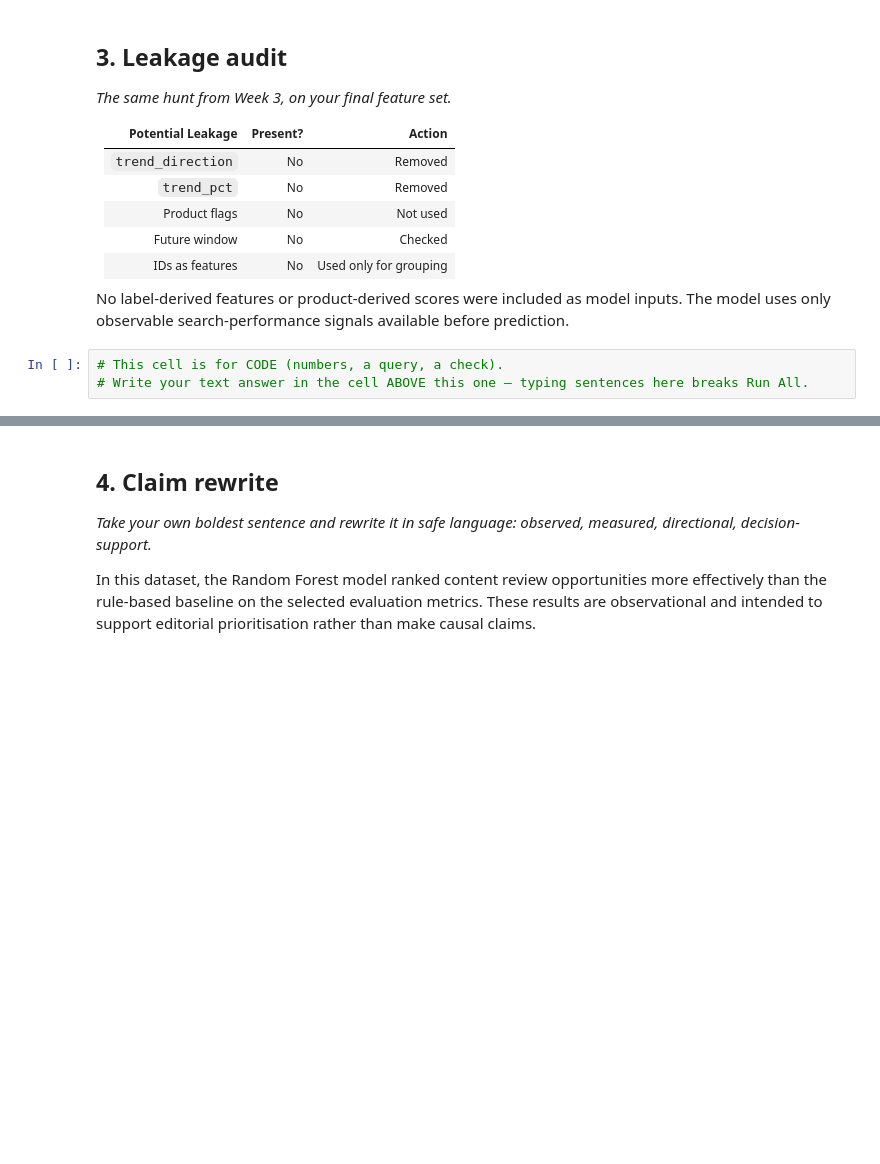
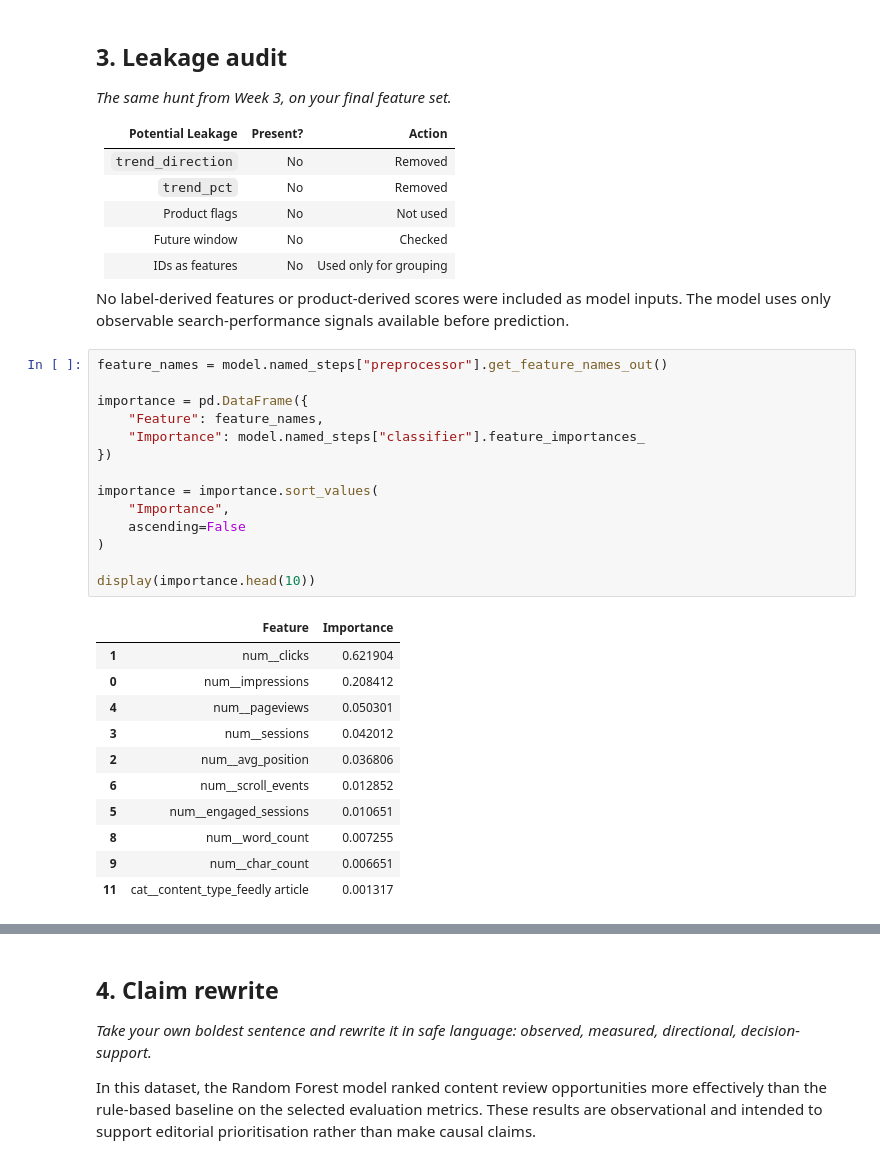
Before and after one commit to Ujjwalupreti/flyrank-internship-capstone, a Jupyter notebook: work/notebooks/w06_validation_audit.ipynb, the cells around one changed output, grey strips where cells are left out. Saved outputs shown, nothing was run; the diff lists cells and outputs as text; blank space fills up the shorter version.

```diff
--- a/work/notebooks/w06_validation_audit.ipynb
+++ b/work/notebooks/w06_validation_audit.ipynb
@@ -218,5 +233,28 @@ The grouped split achieved similar performance to the random split, indicating t
 
 No label-derived features or product-derived scores were included as model inputs. The model uses only observable search-performance signals available before prediction.
 # %%
-# This cell is for CODE (numbers, a query, a check).
-# Write your text answer in the cell ABOVE this one — typing sentences here breaks Run All.
+feature_names = model.named_steps["preprocessor"].get_feature_names_out()
+
+importance = pd.DataFrame({
+    "Feature": feature_names,
+    "Importance": model.named_steps["classifier"].feature_importances_
+})
+
+importance = importance.sort_values(
+    "Importance",
+    ascending=False
+)
+
+display(importance.head(10))
+# %% [output]
+|  | Feature | Importance |
+| 1 | num__clicks | 0.621904 |
+| 0 | num__impressions | 0.208412 |
+| 4 | num__pageviews | 0.050301 |
+| 3 | num__sessions | 0.042012 |
+| 2 | num__avg_position | 0.036806 |
+| 6 | num__scroll_events | 0.012852 |
+| 5 | num__engaged_sessions | 0.010651 |
+| 8 | num__word_count | 0.007255 |
+| 9 | num__char_count | 0.006651 |
+| 11 | cat__content_type_feedly article | 0.001317 |
```
Also changed, not shown: parts of 5 cells of this notebook.
